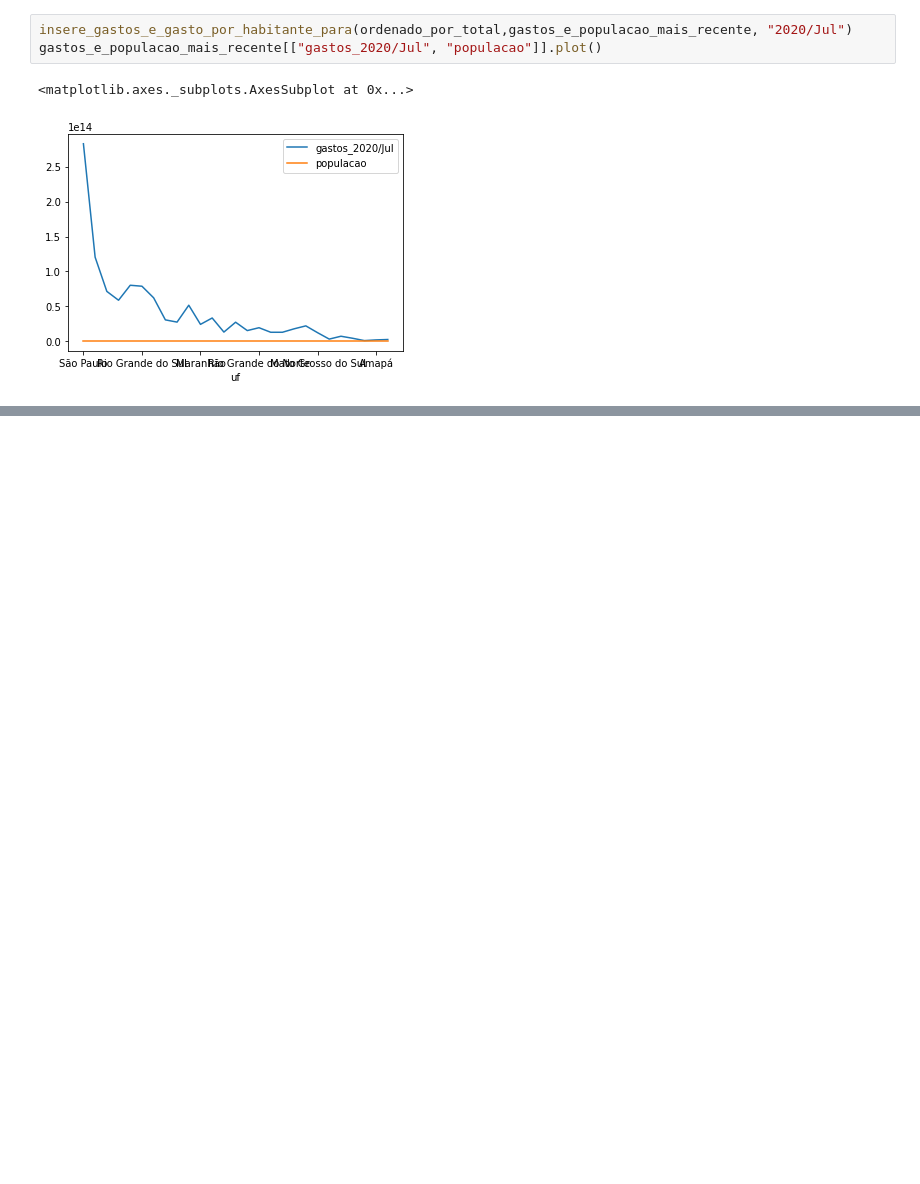
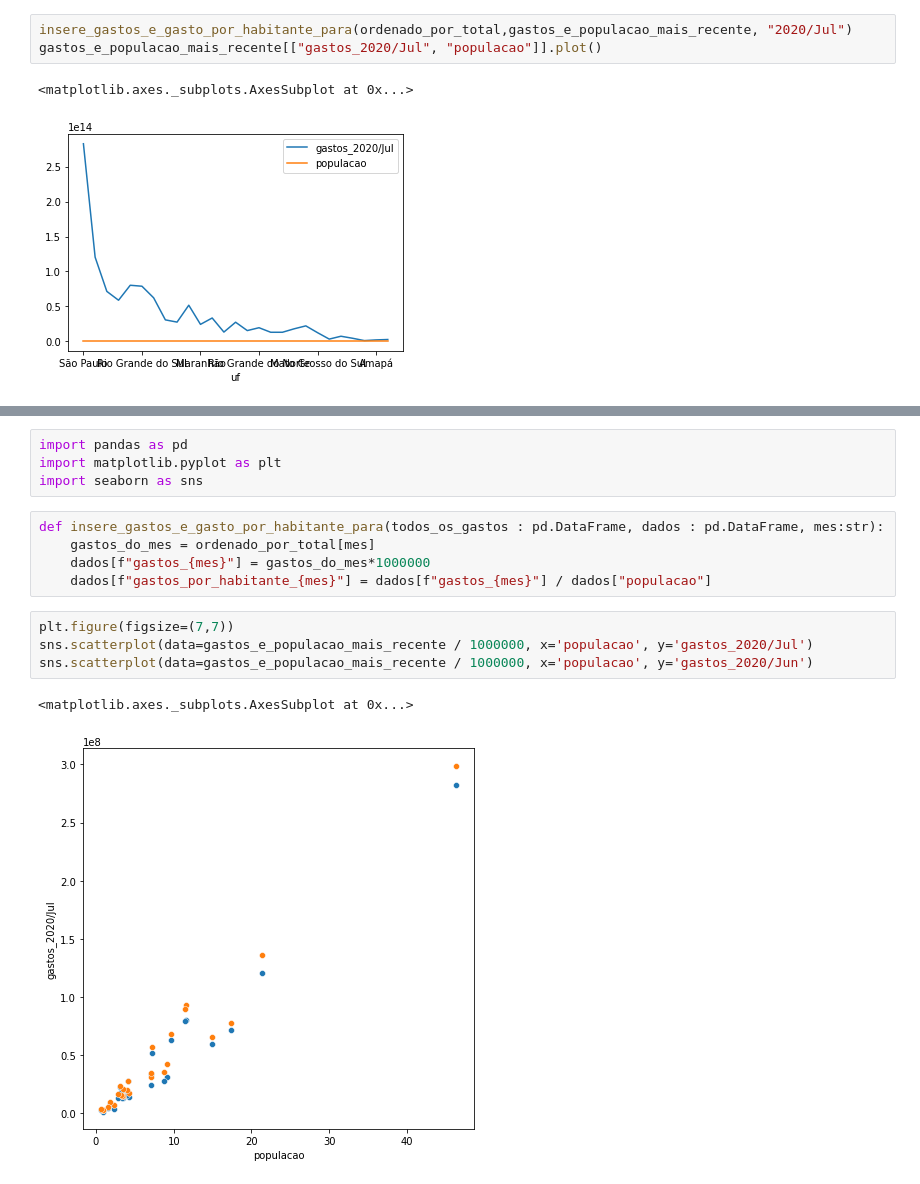
Before and after one commit to ricardosaj/Bootcamp-Data-Science-Alura, a Jupyter notebook: aula_02_BC_DS_Aplicada_Alura.ipynb, the cells around one changed output, grey strips where cells are left out. Drawn from its saved outputs; the diff is of its cells as text; blank space fills up the shorter version.

```diff
--- a/aula_02_BC_DS_Aplicada_Alura.ipynb
+++ b/aula_02_BC_DS_Aplicada_Alura.ipynb
@@ -1155,0 +1153,16 @@ gastos_e_populacao_mais_recente.head()
+# %%
+import pandas as pd
+import matplotlib.pyplot as plt
+import seaborn as sns
+# %%
+def insere_gastos_e_gasto_por_habitante_para(todos_os_gastos : pd.DataFrame, dados : pd.DataFrame, mes:str):
+    gastos_do_mes = ordenado_por_total[mes]
+    dados[f"gastos_{mes}"] = gastos_do_mes*1000000
+    dados[f"gastos_por_habitante_{mes}"] = dados[f"gastos_{mes}"] / dados["populacao"]
+# %%
+plt.figure(figsize=(7,7))
+sns.scatterplot(data=gastos_e_populacao_mais_recente / 1000000, x='populacao', y='gastos_2020/Jul')
+sns.scatterplot(data=gastos_e_populacao_mais_recente / 1000000, x='populacao', y='gastos_2020/Jun')
+# %% [output]
+<matplotlib.axes._subplots.AxesSubplot at 0x...>
+[figure, added]
```
Also changed, not shown: parts of 10 cells of this notebook.
